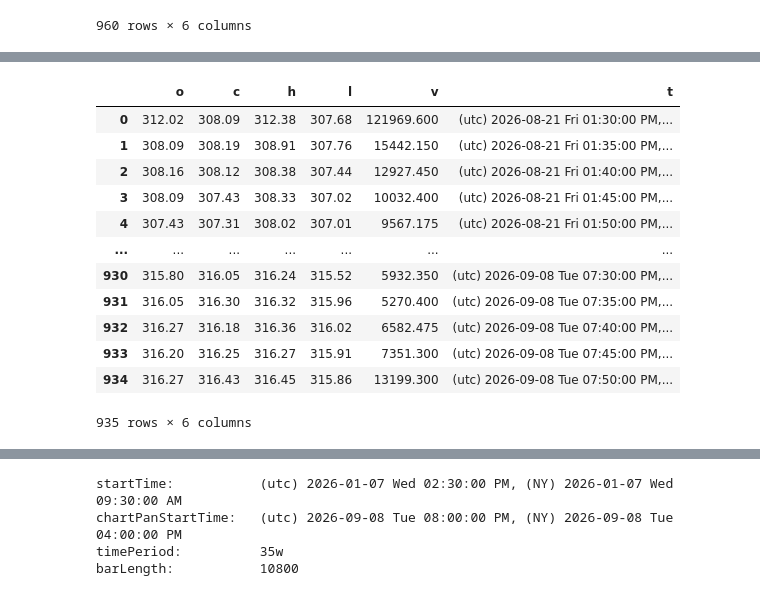
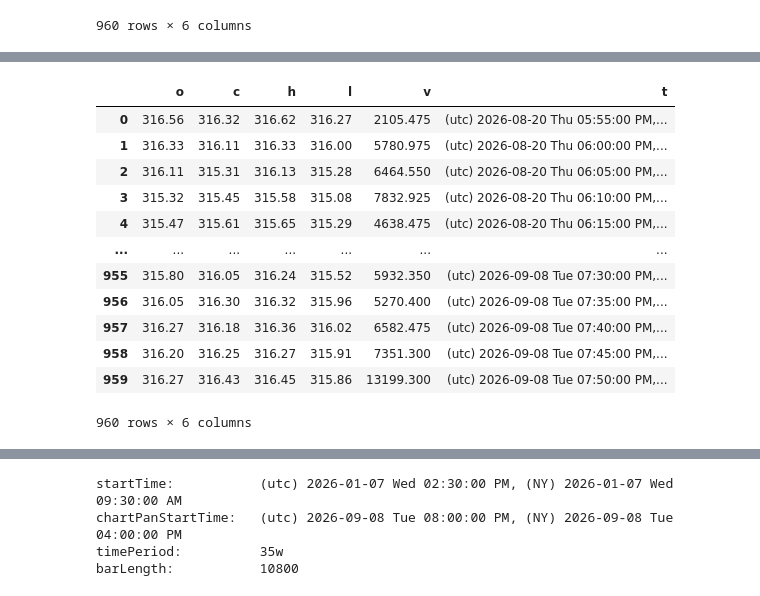
Before and after one commit to HackintoshwithUbuntu/IBKR-web-api-auto-data-downloader, a Jupyter notebook: defaultBars.ipynb, the cells around one changed output, grey strips where cells are left out. Drawn from its saved outputs; the diff is of its cells as text; code cells hidden in the pictures.

Commit message:
Switch smaller bars to prefering hours based periods
- Should make them able to better adapt to outside trading hours + different instruments that trade 24/7

```diff
--- a/defaultBars.ipynb
+++ b/defaultBars.ipynb
@@ -280,7 +280,7 @@ barLength:           180
 dataQuery(
     conid = 265598,
     bar = '5min',
-    period = '12d',
+    period = '80h',
     startTime = datetime(2026, 9, 8, 20, 0, 0),
     outsideRth = False
 )
@@ -291,17 +291,17 @@ timePeriod:          12d
 barLength:           300
 |  | o | c | h | l | v | t |
-| 0 | 312.02 | 308.09 | 312.38 | 307.68 | 121969.600 | (utc) 2026-08-21 Fri 01:30:00 PM,... |
-| 1 | 308.09 | 308.19 | 308.91 | 307.76 | 15442.150 | (utc) 2026-08-21 Fri 01:35:00 PM,... |
-| 2 | 308.16 | 308.12 | 308.38 | 307.44 | 12927.450 | (utc) 2026-08-21 Fri 01:40:00 PM,... |
-| 3 | 308.09 | 307.43 | 308.33 | 307.02 | 10032.400 | (utc) 2026-08-21 Fri 01:45:00 PM,... |
-| 4 | 307.43 | 307.31 | 308.02 | 307.01 | 9567.175 | (utc) 2026-08-21 Fri 01:50:00 PM,... |
+| 0 | 316.56 | 316.32 | 316.62 | 316.27 | 2105.475 | (utc) 2026-08-20 Thu 05:55:00 PM,... |
+| 1 | 316.33 | 316.11 | 316.33 | 316.00 | 5780.975 | (utc) 2026-08-20 Thu 06:00:00 PM,... |
+| 2 | 316.11 | 315.31 | 316.13 | 315.28 | 6464.550 | (utc) 2026-08-20 Thu 06:05:00 PM,... |
+| 3 | 315.32 | 315.45 | 315.58 | 315.08 | 7832.925 | (utc) 2026-08-20 Thu 06:10:00 PM,... |
+| 4 | 315.47 | 315.61 | 315.65 | 315.29 | 4638.475 | (utc) 2026-08-20 Thu 06:15:00 PM,... |
 | ... | ... | ... | ... | ... | ... | ... |
-| 930 | 315.80 | 316.05 | 316.24 | 315.52 | 5932.350 | (utc) 2026-09-08 Tue 07:30:00 PM,... |
-| 931 | 316.05 | 316.30 | 316.32 | 315.96 | 5270.400 | (utc) 2026-09-08 Tue 07:35:00 PM,... |
-| 932 | 316.27 | 316.18 | 316.36 | 316.02 | 6582.475 | (utc) 2026-09-08 Tue 07:40:00 PM,... |
-| 933 | 316.20 | 316.25 | 316.27 | 315.91 | 7351.300 | (utc) 2026-09-08 Tue 07:45:00 PM,... |
-| 934 | 316.27 | 316.43 | 316.45 | 315.86 | 13199.300 | (utc) 2026-09-08 Tue 07:50:00 PM,... |
+| 955 | 315.80 | 316.05 | 316.24 | 315.52 | 5932.350 | (utc) 2026-09-08 Tue 07:30:00 PM,... |
+| 956 | 316.05 | 316.30 | 316.32 | 315.96 | 5270.400 | (utc) 2026-09-08 Tue 07:35:00 PM,... |
+| 957 | 316.27 | 316.18 | 316.36 | 316.02 | 6582.475 | (utc) 2026-09-08 Tue 07:40:00 PM,... |
+| 958 | 316.20 | 316.25 | 316.27 | 315.91 | 7351.300 | (utc) 2026-09-08 Tue 07:45:00 PM,... |
+| 959 | 316.27 | 316.43 | 316.45 | 315.86 | 13199.300 | (utc) 2026-09-08 Tue 07:50:00 PM,... |
-935 rows × 6 columns
+960 rows × 6 columns
 # %%
 # 25 days also works but this leaves a bit more breathing room
 dataQuery(
```
Also changed, not shown: parts of 7 cells of this notebook, 2 other files.
